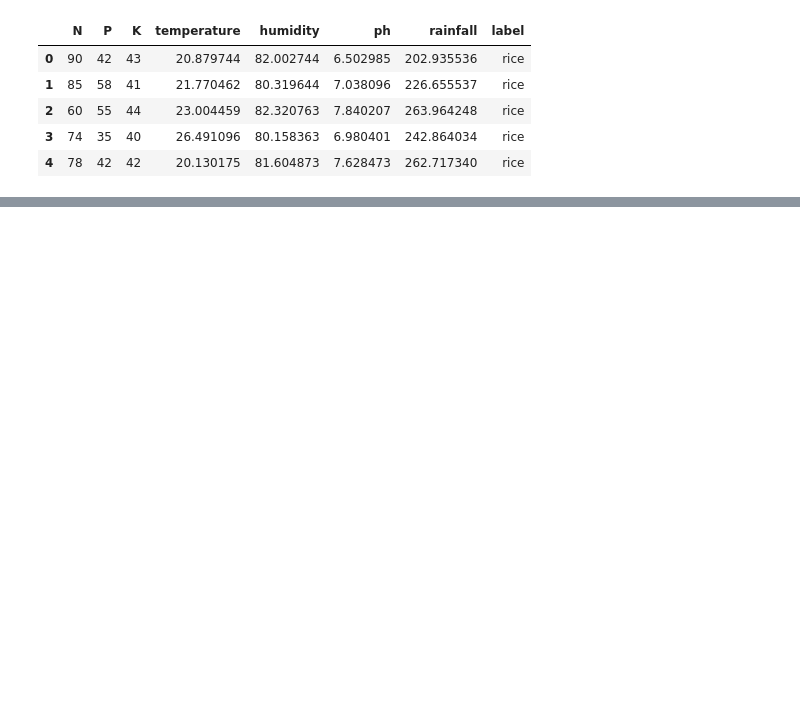
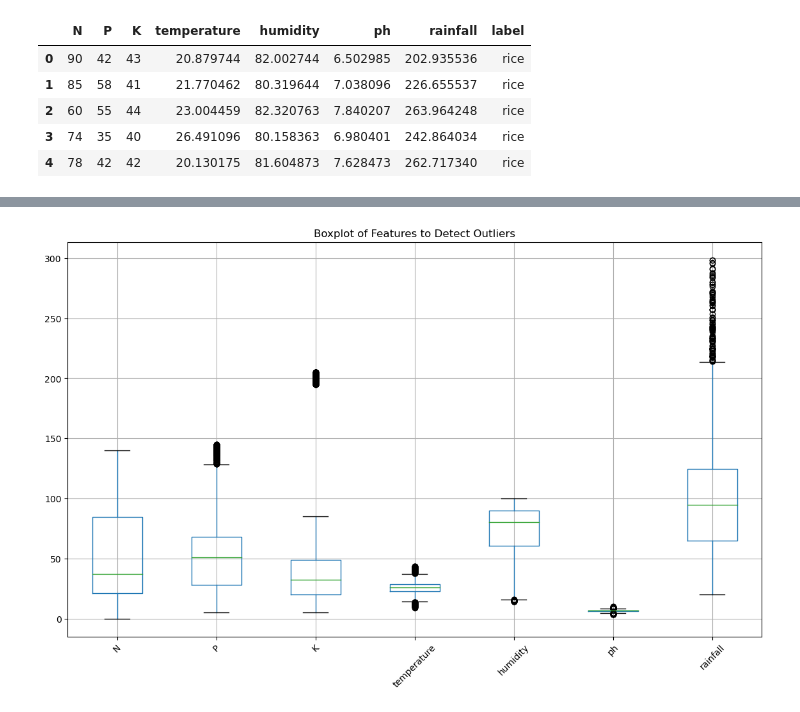
Before and after one commit to Marcos-brown/Crop_Reccommendation, a Jupyter notebook: Crop_Recommendation.ipynb, the cells around one changed output, grey strips where cells are left out. Cells and saved outputs as stored; diff of their text form; code cells hidden in the pictures; blank space fills up the shorter version.

```diff
--- a/Crop_Recommendation.ipynb
+++ b/Crop_Recommendation.ipynb
@@ -26,0 +160,9 @@ df.head()
+# %%
+# Use boxplots to detect outliers for each numeric feature
+features = ['N', 'P', 'K', 'temperature', 'humidity', 'ph', 'rainfall']
+plt.figure(figsize=(14,8))
+df[features].boxplot(rot=45)
+plt.title('Boxplot of Features to Detect Outliers')
+plt.show()
+# %% [output]
+[figure, added]
```
Also changed, not shown: parts of 19 cells of this notebook.
